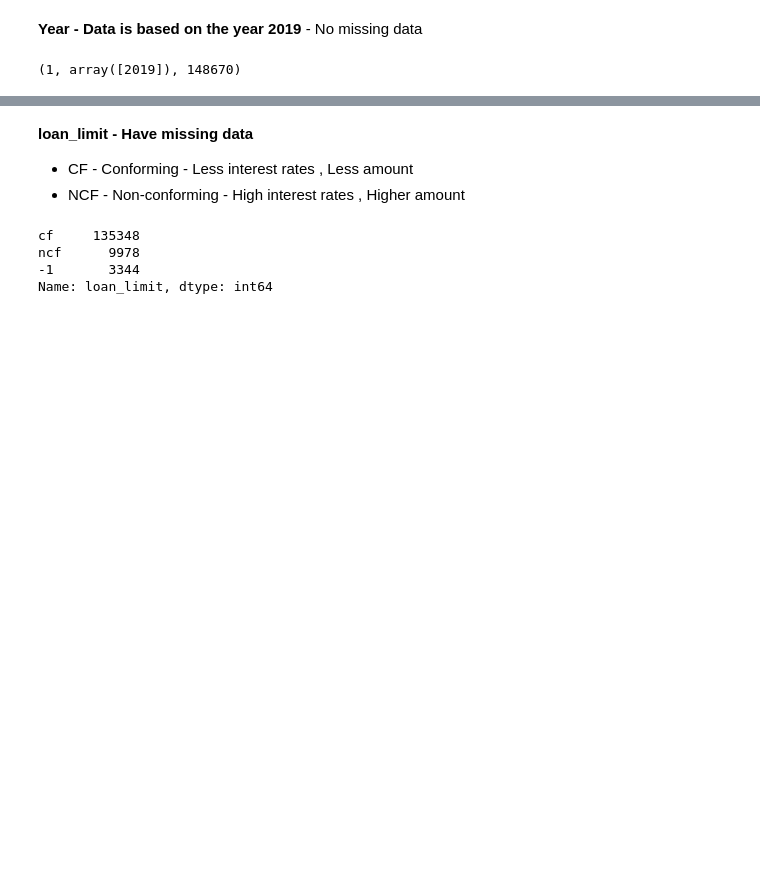
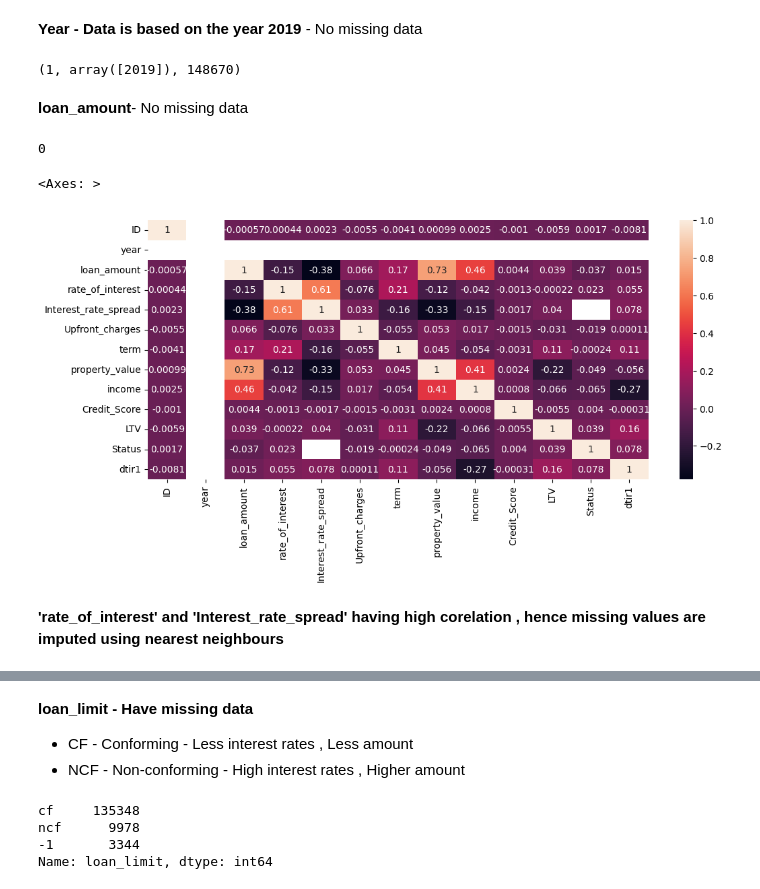
Before and after one commit to venkatesh-manikumar/Datascience-Assignments, a Jupyter notebook: Loan_Default_Data_preprocessing.ipynb, the cells around one changed output, grey strips where cells are left out. Saved outputs shown, nothing was run; the diff lists cells and outputs as text; code cells hidden in the pictures; blank space fills up the shorter version.

```diff
--- a/Loan_Default_Data_preprocessing.ipynb
+++ b/Loan_Default_Data_preprocessing.ipynb
@@ -79,3 +104,18 @@ data['ID'].nunique()
 data['year'].nunique() , data['year'].unique() , data['ID'].count()
 # %% [output]
 (1, array([2019]), 148670)
+# %% [markdown]
+**loan_amount**- No missing data
+# %%
+data['loan_amount'].isna().sum()
+# %% [output]
+0
+# %%
+
+plt.figure(figsize=(12,5))
+sns.heatmap(data.select_dtypes(include = np.number).corr(), annot=True)
+# %% [output]
+<Axes: >
+[figure, added]
+# %% [markdown]
+**'rate_of_interest' and 'Interest_rate_spread' having high corelation , hence missing values are imputed using nearest neighbours**
```
Also changed, not shown: parts of 23 cells of this notebook.
